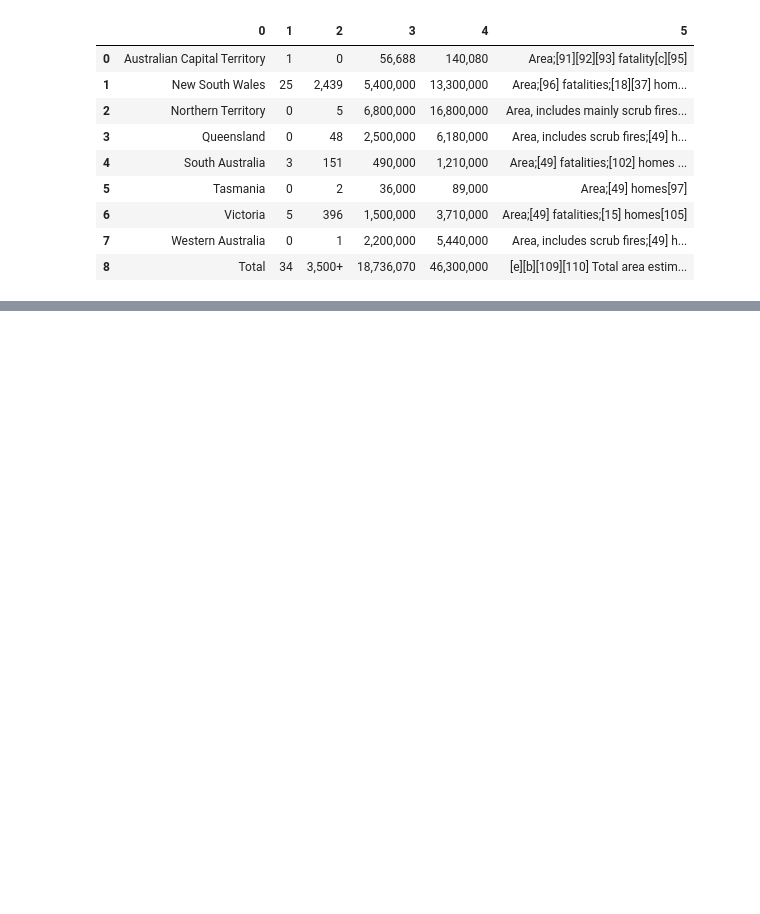
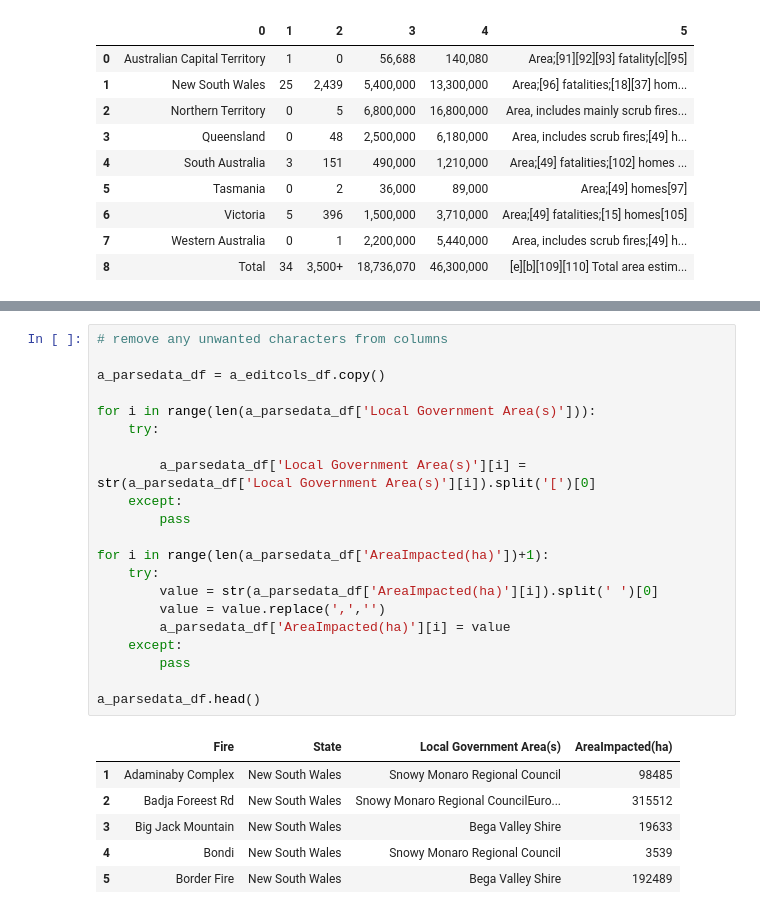
Before and after one commit to philipstubbs13/australia-fire-api-and-dashboard, a Jupyter notebook: WebScrapping.ipynb, the cells around one changed output, grey strips where cells are left out. Drawn from its saved outputs; the diff is of its cells as text; blank space fills up the shorter version.

```diff
--- a/WebScrapping.ipynb
+++ b/WebScrapping.ipynb
@@ -506,0 +622,28 @@ else:
+# %%
+# remove any unwanted characters from columns
+
+a_parsedata_df = a_editcols_df.copy()
+
+for i in range(len(a_parsedata_df['Local Government Area(s)'])):
+    try:
+
+        a_parsedata_df['Local Government Area(s)'][i] = str(a_parsedata_df['Local Government Area(s)'][i]).split('[')[0]
+    except:
+        pass
+
+for i in range(len(a_parsedata_df['AreaImpacted(ha)'])+1):
+    try:
+        value = str(a_parsedata_df['AreaImpacted(ha)'][i]).split(' ')[0]
+        value = value.replace(',','')
+        a_parsedata_df['AreaImpacted(ha)'][i] = value
+    except:
+        pass
+
+a_parsedata_df.head()
+# %% [output]
+|  | Fire | State | Local Government Area(s) | AreaImpacted(ha) |
+| 1 | Adaminaby Complex | New South Wales | Snowy Monaro Regional Council | 98485 |
+| 2 | Badja Foreest Rd | New South Wales | Snowy Monaro Regional CouncilEuro... | 315512 |
+| 3 | Big Jack Mountain | New South Wales | Bega Valley Shire | 19633 |
+| 4 | Bondi | New South Wales | Snowy Monaro Regional Council | 3539 |
+| 5 | Border Fire | New South Wales | Bega Valley Shire | 192489 |
```
Also changed, not shown: parts of 18 cells of this notebook.
